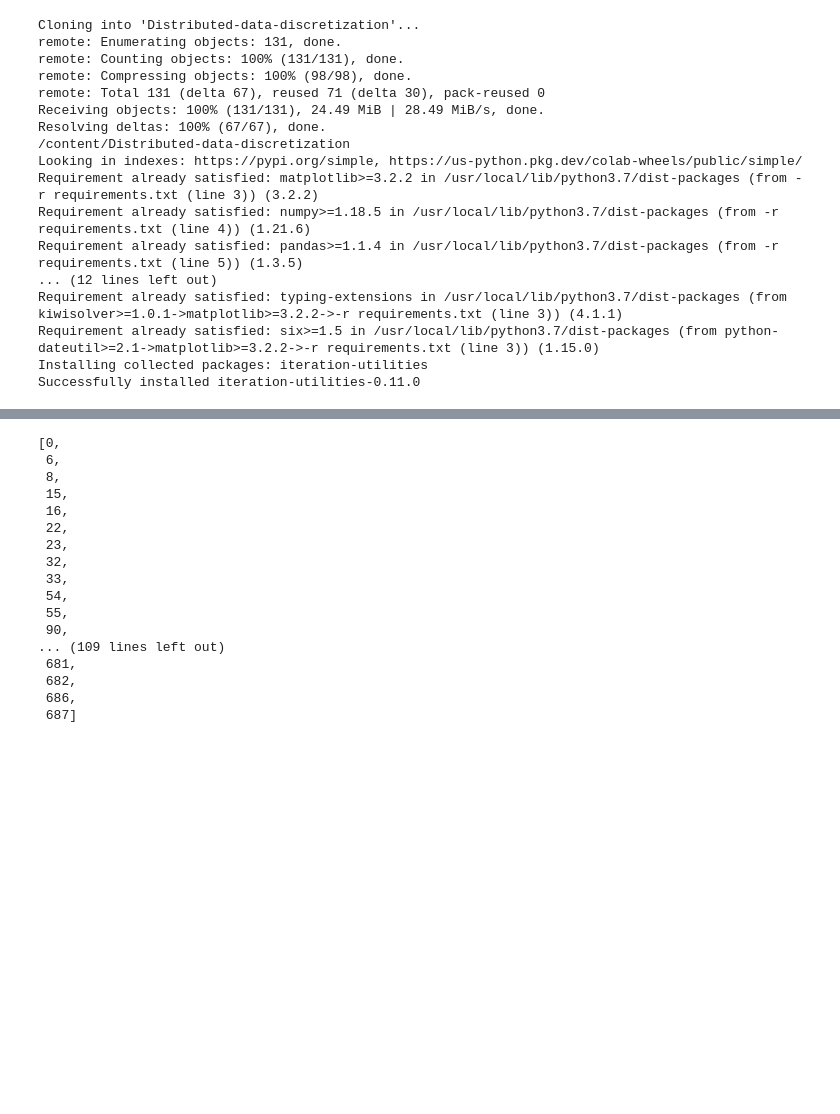
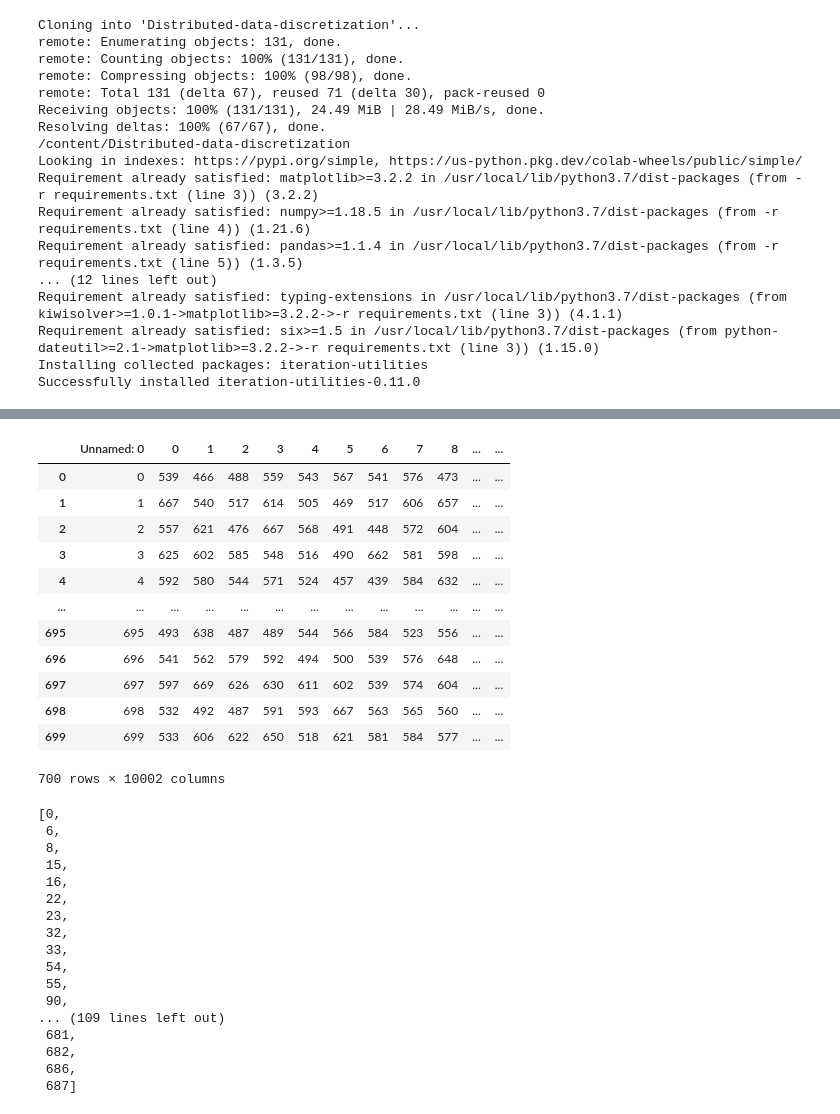
Before and after one commit to hungpham13/Distributed-data-discretization, a Jupyter notebook: Equal-Binning.ipynb, the cells around one changed output, grey strips where cells are left out. Cells and saved outputs as stored; diff of their text form; code cells hidden in the pictures; blank space fills up the shorter version.

```diff
--- a/Equal-Binning.ipynb
+++ b/Equal-Binning.ipynb
@@ -91,8 +77,21 @@ data.to_csv('new_pseudo_data.csv')
 # %%
 import pandas as pd
 data = pd.read_csv('new_pseudo_data.csv')
 data
-data.drop(labels='Unnamed: 0', axis=1, inplace=True)
+# %% [output]
+|  | Unnamed: 0 | 0 | 1 | 2 | 3 | 4 | 5 | 6 | 7 | 8 | ... | ... |
+| 0 | 0 | 539 | 466 | 488 | 559 | 543 | 567 | 541 | 576 | 473 | ... | ... |
+| 1 | 1 | 667 | 540 | 517 | 614 | 505 | 469 | 517 | 606 | 657 | ... | ... |
+| 2 | 2 | 557 | 621 | 476 | 667 | 568 | 491 | 448 | 572 | 604 | ... | ... |
+| 3 | 3 | 625 | 602 | 585 | 548 | 516 | 490 | 662 | 581 | 598 | ... | ... |
+| 4 | 4 | 592 | 580 | 544 | 571 | 524 | 457 | 439 | 584 | 632 | ... | ... |
+| ... | ... | ... | ... | ... | ... | ... | ... | ... | ... | ... | ... | ... |
+| 695 | 695 | 493 | 638 | 487 | 489 | 544 | 566 | 584 | 523 | 556 | ... | ... |
+| 696 | 696 | 541 | 562 | 579 | 592 | 494 | 500 | 539 | 576 | 648 | ... | ... |
+| 697 | 697 | 597 | 669 | 626 | 630 | 611 | 602 | 539 | 574 | 604 | ... | ... |
+| 698 | 698 | 532 | 492 | 487 | 591 | 593 | 667 | 563 | 565 | 560 | ... | ... |
+| 699 | 699 | 533 | 606 | 622 | 650 | 518 | 621 | 581 | 584 | 577 | ... | ... |
+700 rows × 10002 columns
 # %%
 Truth_False_index = []
 for i in range(699):
```
Also changed, not shown: parts of 6 cells of this notebook, 2 other files.
